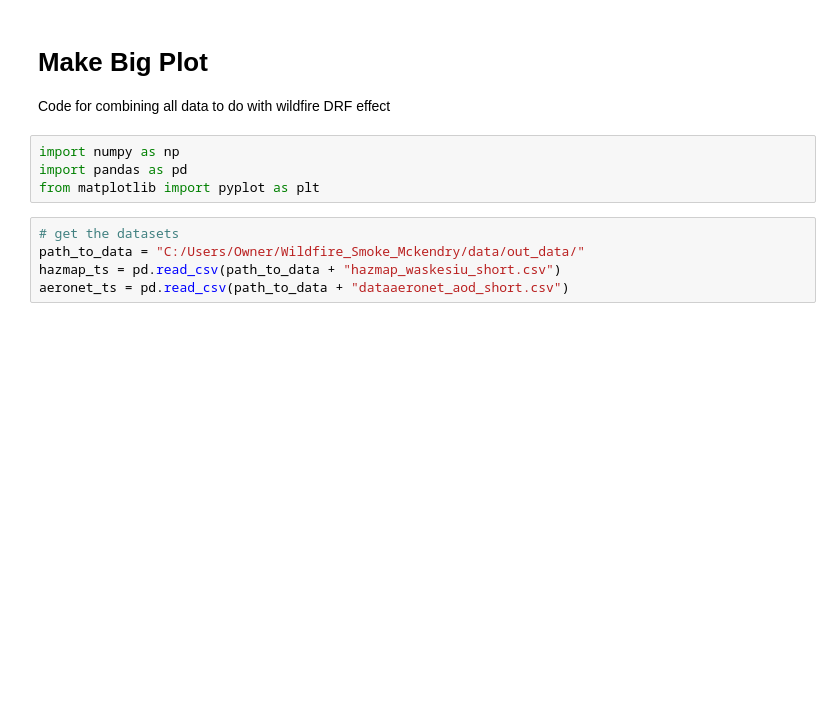
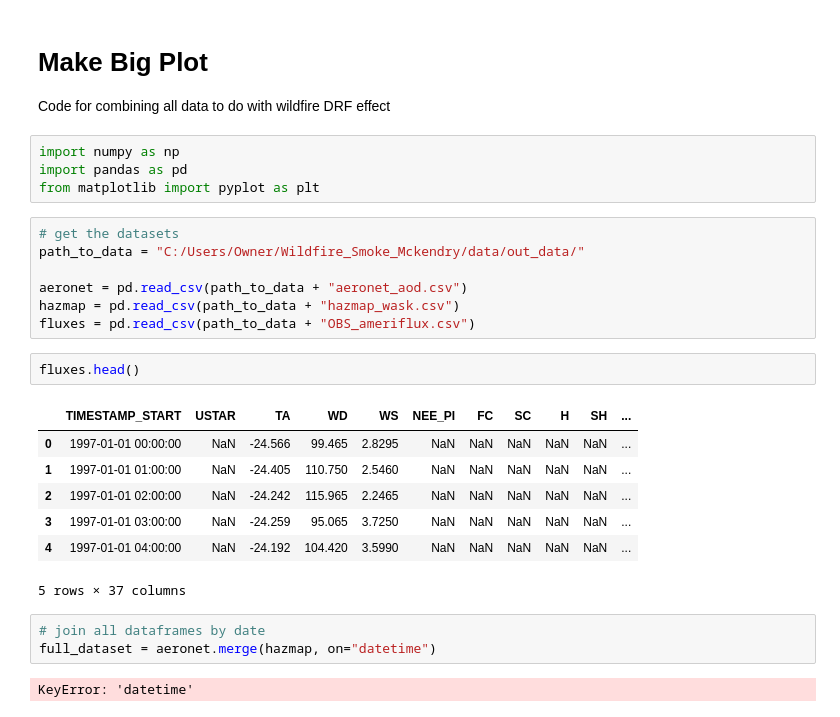
Before and after one commit to AndrewLoeppky/wildfire_drf, a Jupyter notebook: make_big_plot.ipynb, the cells around one changed output. Saved outputs shown, nothing was run; the diff lists cells and outputs as text; blank space fills up the shorter version.

```diff
--- a/make_big_plot.ipynb
+++ b/make_big_plot.ipynb
@@ -9,8 +9,25 @@ from matplotlib import pyplot as plt
 # %%
 # get the datasets
 path_to_data = "C:/Users/Owner/Wildfire_Smoke_Mckendry/data/out_data/"
-hazmap_ts = pd.read_csv(path_to_data + "hazmap_waskesiu_short.csv")
-aeronet_ts = pd.read_csv(path_to_data + "dataaeronet_aod_short.csv")
+
+aeronet = pd.read_csv(path_to_data + "aeronet_aod.csv")
+hazmap = pd.read_csv(path_to_data + "hazmap_wask.csv")
+fluxes = pd.read_csv(path_to_data + "OBS_ameriflux.csv")
+# %%
+fluxes.head()
+# %% [output]
+|  | TIMESTAMP_START | USTAR | TA | WD | WS | NEE_PI | FC | SC | H | SH | ... |
+| 0 | 1997-01-01 00:00:00 | NaN | -24.566 | 99.465 | 2.8295 | NaN | NaN | NaN | NaN | NaN | ... |
+| 1 | 1997-01-01 01:00:00 | NaN | -24.405 | 110.750 | 2.5460 | NaN | NaN | NaN | NaN | NaN | ... |
+| 2 | 1997-01-01 02:00:00 | NaN | -24.242 | 115.965 | 2.2465 | NaN | NaN | NaN | NaN | NaN | ... |
+| 3 | 1997-01-01 03:00:00 | NaN | -24.259 | 95.065 | 3.7250 | NaN | NaN | NaN | NaN | NaN | ... |
+| 4 | 1997-01-01 04:00:00 | NaN | -24.192 | 104.420 | 3.5990 | NaN | NaN | NaN | NaN | NaN | ... |
+5 rows × 37 columns
+# %%
+# join all dataframes by date
+full_dataset = aeronet.merge(hazmap, on="datetime")
+# %% [output]
+KeyError: 'datetime'
 # %%
 fig, ax1 = plt.subplots(figsize=(15,3))
 
```
Also changed, not shown: parts of 1 cell of this notebook, 2 other files.
